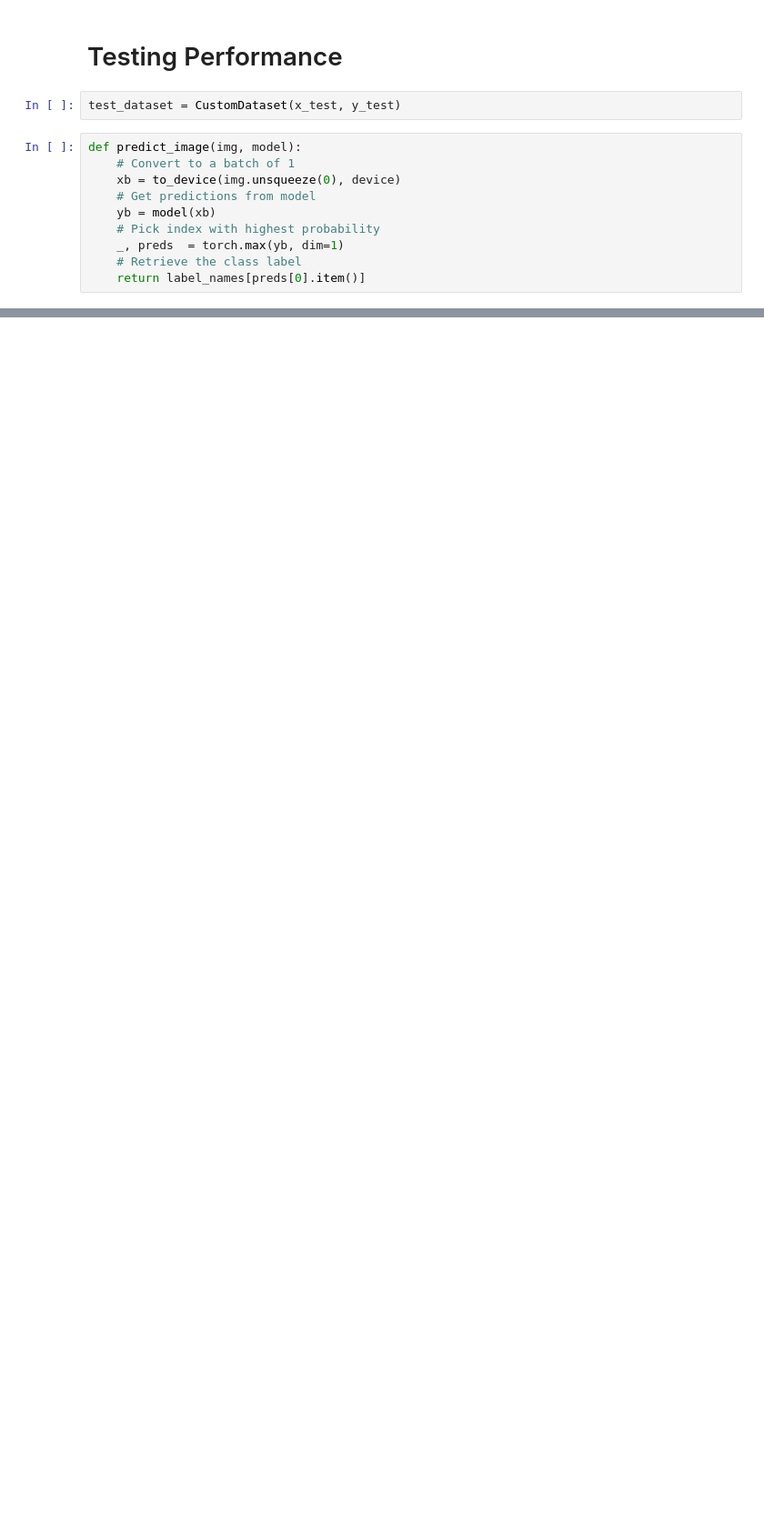
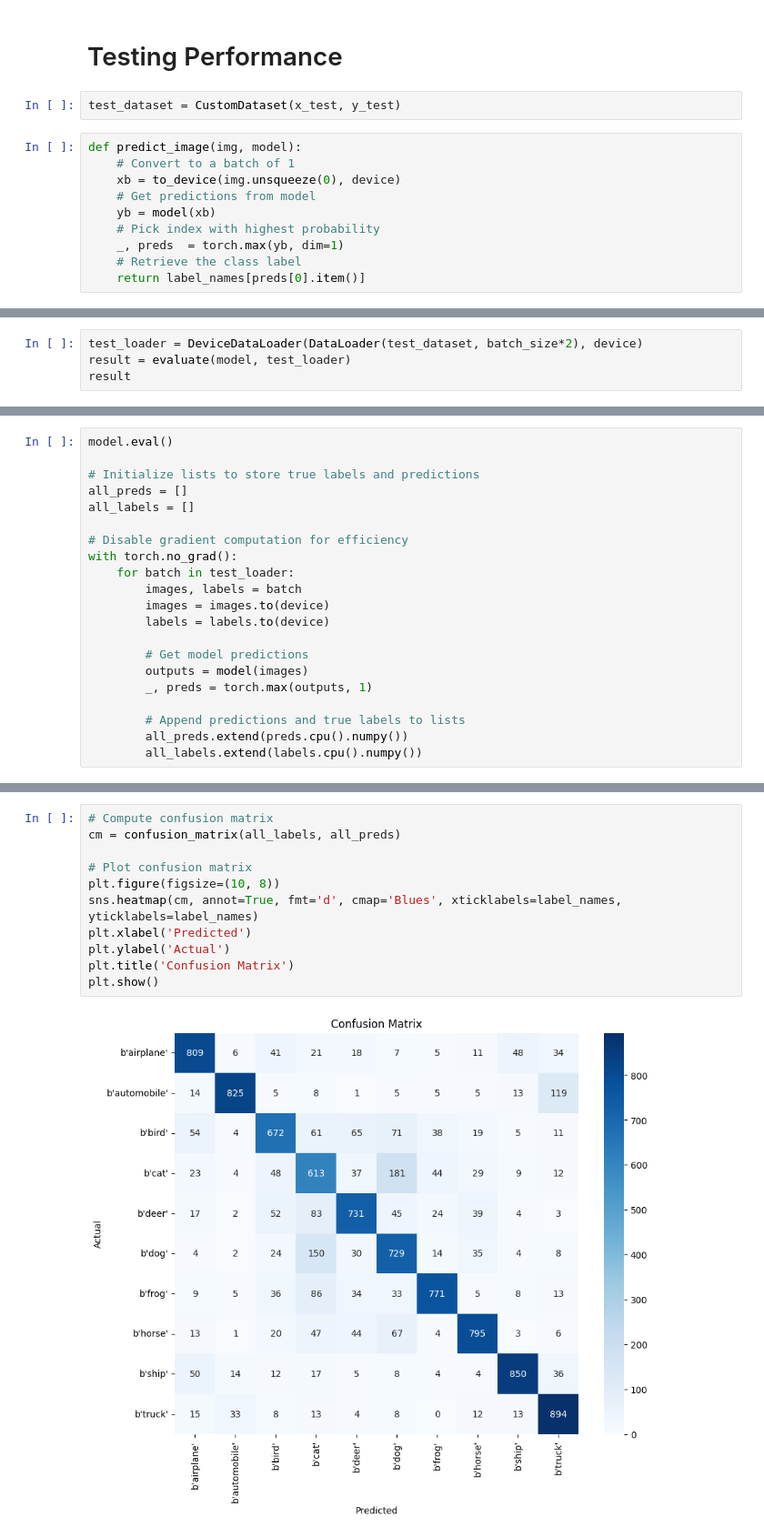
Before and after one commit to rcn255/ml-ex3, a Jupyter notebook: janick/cnn.ipynb, the cells around one changed output, grey strips where cells are left out. Shown at 91% size. Cells and saved outputs as stored; diff of their text form; blank space fills up the shorter version.

Commit message:
Updated CNN, produced first model

```diff
--- a/janick/cnn.ipynb
+++ b/janick/cnn.ipynb
@@ -478,0 +519,4 @@ print('Label:', label_names[label], ', Predicted:', prediction)
+# %%
+test_loader = DeviceDataLoader(DataLoader(test_dataset, batch_size*2), device)
+result = evaluate(model, test_loader)
+result
@@ -478,0 +531,21 @@ print('Label:', label_names[label], ', Predicted:', prediction)
+# %%
+model.eval()
+
+# Initialize lists to store true labels and predictions
+all_preds = []
+all_labels = []
+
+# Disable gradient computation for efficiency
+with torch.no_grad():
+    for batch in test_loader:
+        images, labels = batch
+        images = images.to(device)
+        labels = labels.to(device)
+
+        # Get model predictions
+        outputs = model(images)
+        _, preds = torch.max(outputs, 1)
+
+        # Append predictions and true labels to lists
+        all_preds.extend(preds.cpu().numpy())
+        all_labels.extend(labels.cpu().numpy())
@@ -478,0 +554,13 @@ print('Label:', label_names[label], ', Predicted:', prediction)
+# %%
+# Compute confusion matrix
+cm = confusion_matrix(all_labels, all_preds)
+
+# Plot confusion matrix
+plt.figure(figsize=(10, 8))
+sns.heatmap(cm, annot=True, fmt='d', cmap='Blues', xticklabels=label_names, yticklabels=label_names)
+plt.xlabel('Predicted')
+plt.ylabel('Actual')
+plt.title('Confusion Matrix')
+plt.show()
+# %% [output]
+[figure, added]
```
Also changed, not shown: parts of 29 cells of this notebook, 1 other file.
